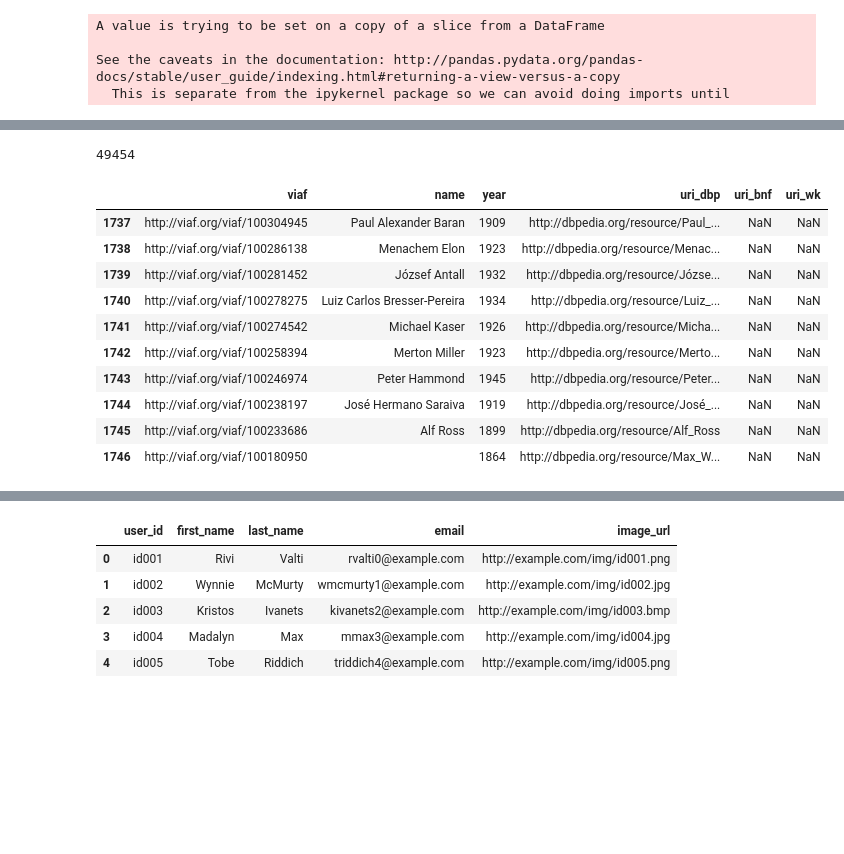
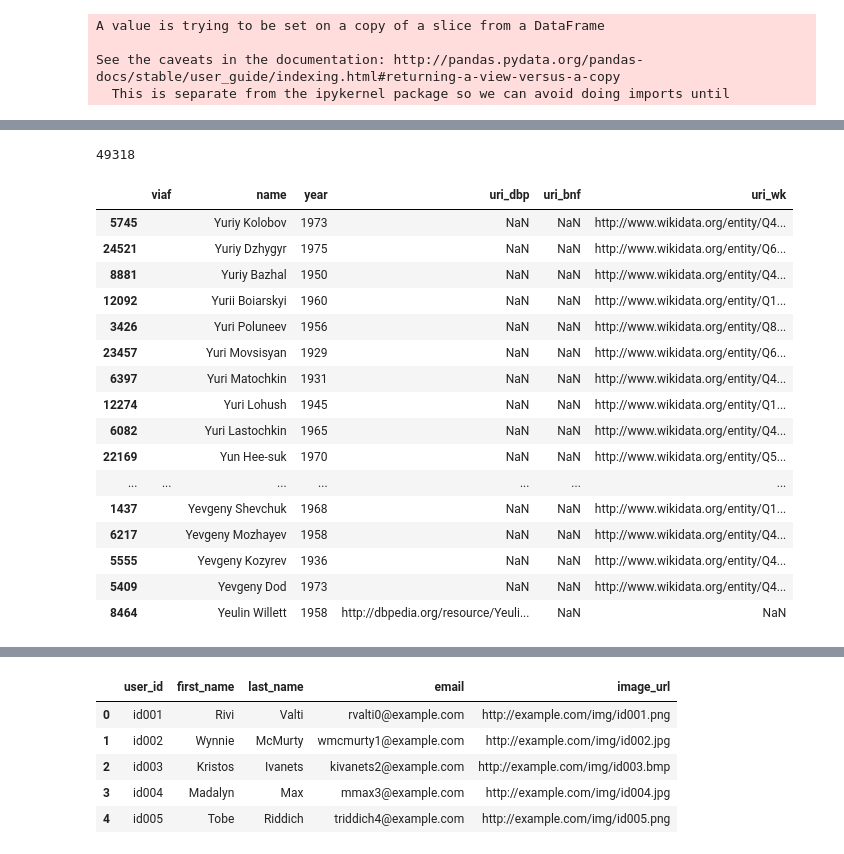
Before and after one commit to Semantic-Data-for-Humanities/Economists_Jurists, a Jupyter notebook: Notebooks/Issues/Merge_DBpedia_BnF_Data_Wikidata.ipynb, the cells around one changed output, grey strips where cells are left out. Saved outputs shown, nothing was run; the diff lists cells and outputs as text; code cells hidden in the pictures; blank space fills up the shorter version.

```diff
--- a/Notebooks/Issues/Merge_DBpedia_BnF_Data_Wikidata.ipynb
+++ b/Notebooks/Issues/Merge_DBpedia_BnF_Data_Wikidata.ipynb
@@ -393,7 +412,7 @@ result_wikidata[:10]
 # %%
 engine = create_engine('sqlite:///database.sqlite_2', echo=False)
 # %%
-df_bnf = pd.DataFrame([f for f in result_bnf if len(f[1]) > 0], columns=['uri_bnf', 'viaf', 'name_bnf', 'sName', 'year_bnf', 'bio_bnf'])
+df_bnf = pd.DataFrame(result_bnf, columns=['uri_bnf', 'viaf_bnf', 'name_bnf', 'sName', 'year_bnf', 'bio_bnf'])
 print(len(df_bnf))
 df_bnf.fillna('')
 
@@ -423,6 +438,6 @@ ValueError: Table 'df_bnf' already exists.
 # %%
-df_dbp = pd.DataFrame([p for p in result_dbpedia if len(p[1]) > 0], columns=['uri_dbp', 'viaf', 'name_dbp', 'year_dbp'])
+df_dbp = pd.DataFrame(result_dbpedia, columns=['uri_dbp', 'viaf_dbp', 'name_dbp', 'year_dbp'])
 print(len(df_dbp))
 df_dbp.fillna('')
-df_dbp[-10:]
+df_dbp.head()
 # %% [output]
@@ -441,4 +451,5 @@ df_dbp[-10:]
 # %%
-df_dbp.drop_duplicates(subset ="uri_dbp", keep = 'last', inplace=True)
+df_dbp.drop_duplicates(subset ="uri_dbp", keep = 'first', inplace=True)
 print(len(df_dbp))
+df_dbp.head()
 # %% [output]
@@ -450,5 +463,5 @@ ValueError: Table 'df_dbp' already exists.
 # %%
-df_wk= pd.DataFrame([p for p in result_wikidata if len(p[1]) > 0], columns=['uri_wk', 'viaf', 'name_wk', 'year_wk'])
+df_wk= pd.DataFrame(result_wikidata, columns=['uri_wk', 'viaf_wk', 'name_wk', 'year_wk'])
 print(len(df_wk))
 df_wk.fillna('')
 df_wk.head()
@@ -805,17 +934,23 @@ sort_rft[:10]
 # %%
 result_final = sort_rft.append([result_test], sort=False)
 print(len(result_final))
-result_final[-10:]
+result_final[200:250]
 # %% [output]
-49454
+49318
 |  | viaf | name | year | uri_dbp | uri_bnf | uri_wk |
-| 1737 | http://viaf.org/viaf/100304945 | Paul Alexander Baran | 1909 | http://dbpedia.org/resource/Paul_... | NaN | NaN |
-| 1738 | http://viaf.org/viaf/100286138 | Menachem Elon | 1923 | http://dbpedia.org/resource/Menac... | NaN | NaN |
-| 1739 | http://viaf.org/viaf/100281452 | József Antall | 1932 | http://dbpedia.org/resource/Józse... | NaN | NaN |
-| 1740 | http://viaf.org/viaf/100278275 | Luiz Carlos Bresser-Pereira | 1934 | http://dbpedia.org/resource/Luiz_... | NaN | NaN |
-| 1741 | http://viaf.org/viaf/100274542 | Michael Kaser | 1926 | http://dbpedia.org/resource/Micha... | NaN | NaN |
-| 1742 | http://viaf.org/viaf/100258394 | Merton Miller | 1923 | http://dbpedia.org/resource/Merto... | NaN | NaN |
-| 1743 | http://viaf.org/viaf/100246974 | Peter Hammond | 1945 | http://dbpedia.org/resource/Peter... | NaN | NaN |
-| 1744 | http://viaf.org/viaf/100238197 | José Hermano Saraiva | 1919 | http://dbpedia.org/resource/José_... | NaN | NaN |
-| 1745 | http://viaf.org/viaf/100233686 | Alf Ross | 1899 | http://dbpedia.org/resource/Alf_Ross | NaN | NaN |
-| 1746 | http://viaf.org/viaf/100180950 |  | 1864 | http://dbpedia.org/resource/Max_W... | NaN | NaN |
+| 5745 |  | Yuriy Kolobov | 1973 | NaN | NaN | http://www.wikidata.org/entity/Q4... |
+| 24521 |  | Yuriy Dzhygyr | 1975 | NaN | NaN | http://www.wikidata.org/entity/Q6... |
+| 8881 |  | Yuriy Bazhal | 1950 | NaN | NaN | http://www.wikidata.org/entity/Q4... |
+| 12092 |  | Yurii Boiarskyi | 1960 | NaN | NaN | http://www.wikidata.org/entity/Q1... |
+| 3426 |  | Yuri Poluneev | 1956 | NaN | NaN | http://www.wikidata.org/entity/Q8... |
+| 23457 |  | Yuri Movsisyan | 1929 | NaN | NaN | http://www.wikidata.org/entity/Q6... |
+| 6397 |  | Yuri Matochkin | 1931 | NaN | NaN | http://www.wikidata.org/entity/Q4... |
+| 12274 |  | Yuri Lohush | 1945 | NaN | NaN | http://www.wikidata.org/entity/Q1... |
+| 6082 |  | Yuri Lastochkin | 1965 | NaN | NaN | http://www.wikidata.org/entity/Q4... |
+| 22169 |  | Yun Hee-suk | 1970 | NaN | NaN | http://www.wikidata.org/entity/Q5... |
+| ... | ... | ... | ... | ... | ... | ... |
+| 1437 |  | Yevgeny Shevchuk | 1968 | NaN | NaN | http://www.wikidata.org/entity/Q1... |
+| 6217 |  | Yevgeny Mozhayev | 1958 | NaN | NaN | http://www.wikidata.org/entity/Q4... |
+| 5555 |  | Yevgeny Kozyrev | 1936 | NaN | NaN | http://www.wikidata.org/entity/Q4... |
+| 5409 |  | Yevgeny Dod | 1973 | NaN | NaN | http://www.wikidata.org/entity/Q4... |
+| 8464 |  | Yeulin Willett | 1958 | http://dbpedia.org/resource/Yeuli... | NaN | NaN |
```
Also changed, not shown: parts of 52 cells of this notebook.
